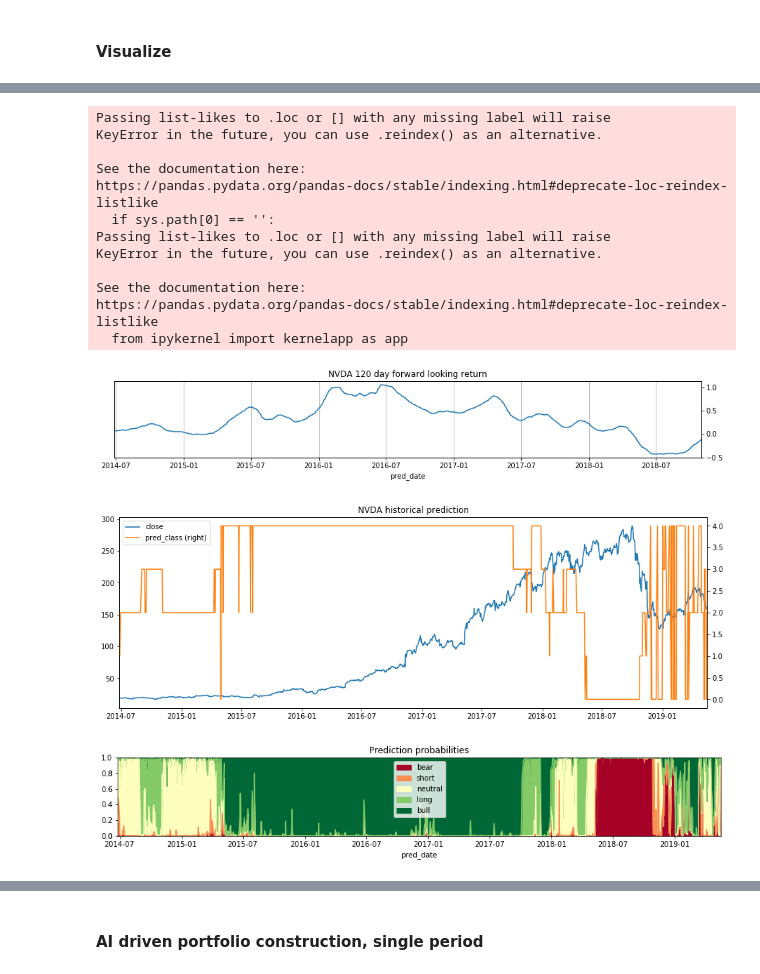
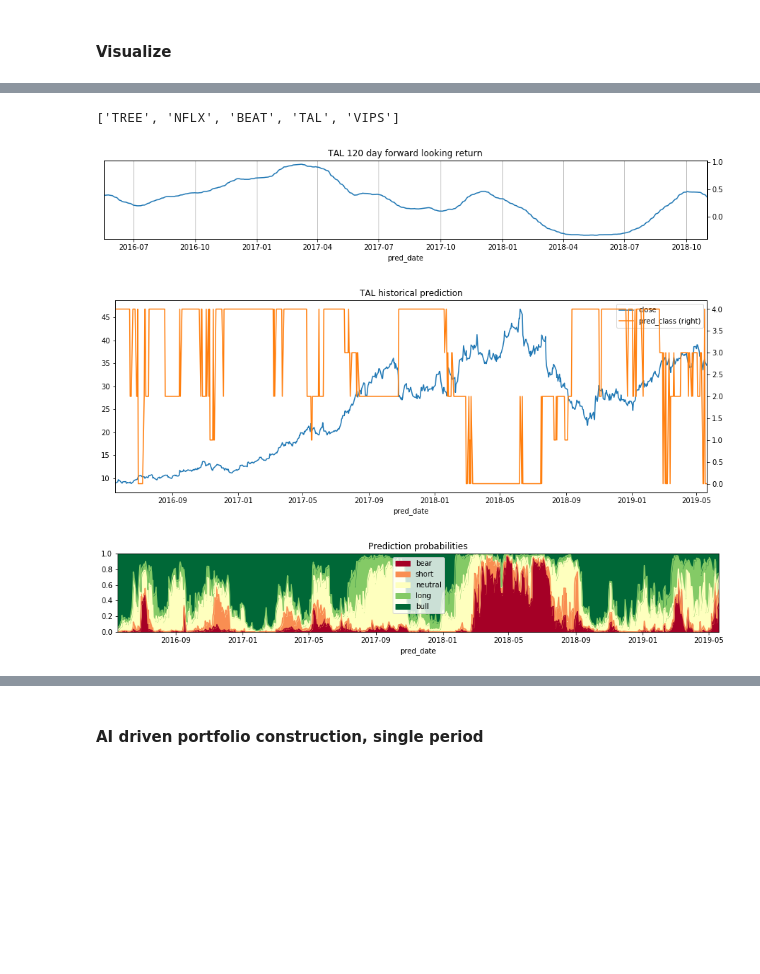
Before and after one commit to webclinic017/inception, a Jupyter notebook: notebooks/backtest_micro.ipynb, the cells around one changed output, grey strips where cells are left out. Drawn from its saved outputs; the diff is of its cells as text; code cells hidden in the pictures; blank space fills up the shorter version.

```diff
--- a/notebooks/backtest_micro.ipynb
+++ b/notebooks/backtest_micro.ipynb
@@ -104,7 +107,7 @@ px_close = load_px_close(
 print('px_close.info()', px_close.info())
 
 fwd_ret_labels = ["bear", "short", "neutral", "long", "bull"]
-clean_co_px = px_close.dropna(subset=[bench])[tickers].fillna(method='ffill')
+clean_co_px = px_close.dropna(subset=[bench])[companies]
 
 cut_range = get_return_intervals(
     clean_co_px,
@@ -136,9 +139,6 @@ tgt_sectors = [
     'Energy',
 ]
 
-# tickers = list(profile.loc[profile.sector.isin(tgt_sectors), 'symbol'])
-tickers = list(best_performers(clean_co_px, tickers=tickers, years=10, quantile=0.75).index)
-
-context['tickers'] = tickers
-print(f'{len(tickers)} companies')
+subset = list(best_performers(clean_co_px, companies, days=252*7, q=0.75).index)
+context['tickers'] = subset
 # %% [output]
@@ -209,8 +209,7 @@ def predict_ds(context):
     missing_cols = [x for x in train_cols if x not in pred_X.columns]
     if len(missing_cols):
         print(f'Warning missing columns: {missing_cols}')
-        pred_X = pd.concat([pred_X, pd.DataFrame(columns=missing_cols)], axis=1)
-        pred_X[missing_cols] = 0
+        for c in missing_cols: pred_X[c] = 0
 
     sorted_cols = list(np.append(train_cols, ['symbol']))
     print('pred_X.shape', pred_X[sorted_cols].shape)
@@ -235,10 +234,17 @@ def predict_ds(context):
     pred_df = pd.concat([pred_df, prob_df[fwd_ret_labels]], axis=1)
     pred_df.index.name = 'pred_date'
 
+#     # store in S3
+#     s3_path = context['s3_path']
+#     s3_df = pred_df.reset_index(drop=False)
+#     rename_col(s3_df, 'index', 'pred_date')
+#     csv_store(s3_df, s3_path, csv_ext.format(tgt_date))
+
     return pred_df
 # %% [markdown]
 #### Predict
 # %%
+%%time
 # predict for all
-%time pred_df = predict_ds(context)
+pred_df = predict_ds(context)
 # %% [output]
@@ -284,47 +289,40 @@ short     0.06
 Name: pred_label, dtype: float64
+# %%
+subset[:5]
+# %% [output]
+['TREE', 'NFLX', 'BEAT', 'TAL', 'VIPS']
 # %%
 def plot_symbol_hist_pred(pred_symbol, clean_co_px, context, pred_df):
 
     # pred_symbol = random.choice(joined_df.symbol.unique())
     pred_symbol = pred_symbol if pred_symbol is not None else random.choice(joined_df.symbol.unique())
     px_df = clean_co_px[pred_symbol]
     px_df.name = 'close'
     look_ahead = context['look_ahead']
     pct_chg_df = px_fwd_ret(px_df, look_ahead, int(look_ahead/4))
     pct_chg_df.name = 'pct_chg'
 
     co_pred = pred_df.loc[pred_df.symbol.isin([pred_symbol]), ['pred_class'] + fwd_ret_labels]
     hist_pred = pd.concat([px_df.loc[pred_df.index.unique()], co_pred['pred_class']], axis=1, sort=False)
 
     # forward looking returns
     pct_chg_df.loc[pred_df.index.unique()].dropna().plot(
         title=f'{pred_symbol} {int(np.mean(context["look_ahead"]))} day forward looking return',
         figsize=(15, 2), grid=True, secondary_y='pct_chg')
 
     # historical predictions
     hist_pred.dropna().plot(
         title=f'{pred_symbol} historical prediction',
         figsize=(15, 5), secondary_y='pred_class')
 
     # probability distribution
     co_pred[fwd_ret_labels].plot.area(
         title='Prediction probabilities',
         figsize=(15, 2), ylim=(0, 1), cmap='RdYlGn', rot=0)
 
-plot_symbol_hist_pred('NVDA', clean_co_px, context, pred_df)
+symbol = 'TAL'
+plot_symbol_hist_pred(symbol, clean_co_px, context, pred_df)
 # %% [output]
-Passing list-likes to .loc or [] with any missing label will raise
-KeyError in the future, you can use .reindex() as an alternative.
-
-See the documentation here:
-https://pandas.pydata.org/pandas-docs/stable/indexing.html#deprecate-loc-reindex-listlike
-  if sys.path[0] == '':
-Passing list-likes to .loc or [] with any missing label will raise
-KeyError in the future, you can use .reindex() as an alternative.
-
-See the documentation here:
-https://pandas.pydata.org/pandas-docs/stable/indexing.html#deprecate-loc-reindex-listlike
-  from ipykernel import kernelapp as app
-[figure, old version]
+[figure, new version]
-[figure, old version]
+[figure, new version]
-[figure, old version]
+[figure, new version]
```
Also changed, not shown: parts of 25 cells of this notebook.
